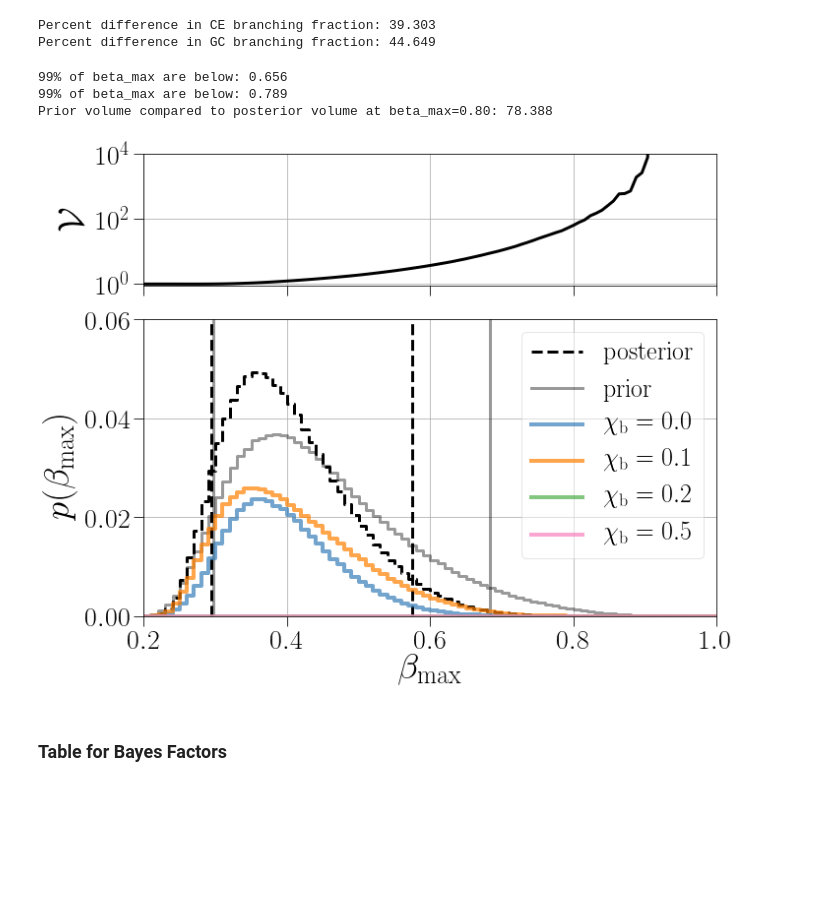
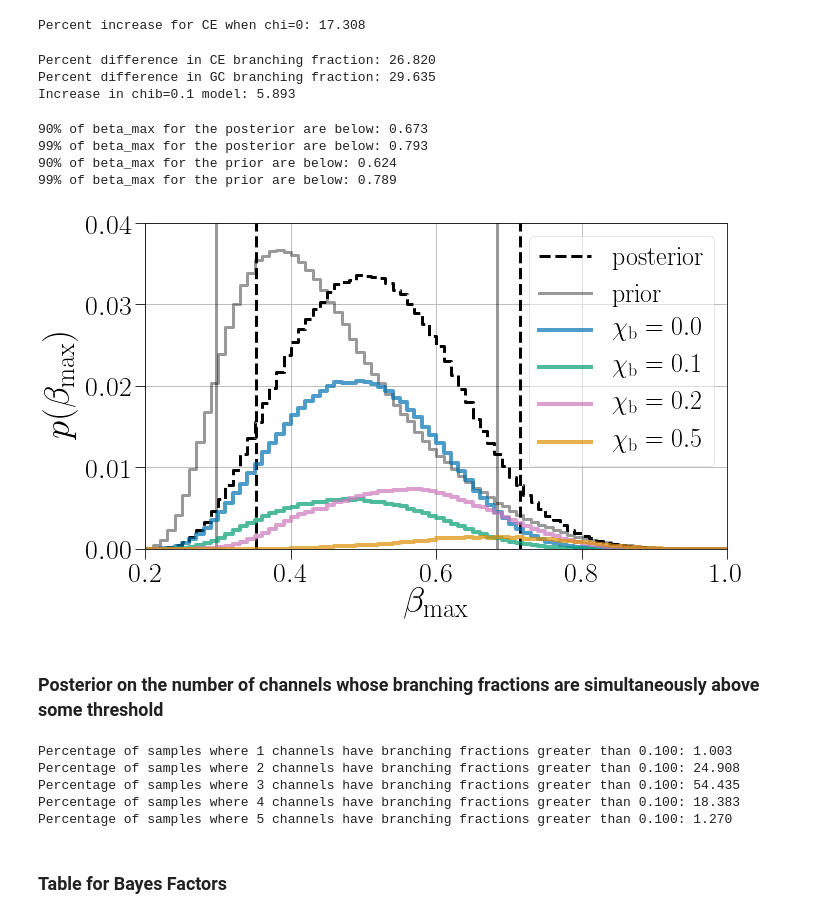
Before and after one commit to michaelzevin/model_selection, a Jupyter notebook: notebooks/paper_plots.ipynb, the cells around one changed output. Saved outputs shown, nothing was run; the diff lists cells and outputs as text; code cells hidden in the pictures; blank space fills up the shorter version.

Commit message:
updates to paper plots

```diff
--- a/notebooks/paper_plots.ipynb
+++ b/notebooks/paper_plots.ipynb
@@ -52,6 +49,23 @@ for file in sample_files:
     samples = samples.append(tmp)
 
 samples = samples.reset_index(drop=True)
+
+
+# also get detectable samples for this run
+run_files = os.listdir(data_path)
+sample_files = []
+for file in run_files:
+    if '.hdf5' in file:
+        sample_files.append(file)
+
+samples_detectable = pd.DataFrame()
+
+for file in sample_files:
+    tmp = pd.read_hdf(os.path.join(data_path, file), key='model_selection/detectable_samples')
+    samples_detectable = samples_detectable.append(tmp)
+
+samples_detectable = samples_detectable.reset_index(drop=True)
+
 
 
 # get the hdf5 files for 2-channel runs
@@ -346,20 +412,26 @@ Precent increase from alpha50 to alpha20 in beta_CE, 49.108
+# %%
+print("Percent increase for CE when chi=0: {:0.3f}".format(100*np.abs((0.043-0.052) / 0.052)))
+# %% [output]
+Percent increase for CE when chi=0: 17.308
 # %%
 # print difference in branching fractions between the two-channel and five-channel case for CE and GC
 
-print('Percent difference in CE branching fraction: {:0.3f}'.format(100*np.abs((0.244-0.402)/0.402)))
-print('Percent difference in GC branching fraction: {:0.3f}'.format(100*np.abs((0.331-0.598)/0.598)))
+print('Percent difference in CE branching fraction: {:0.3f}'.format(100*np.abs((0.191-0.261)/0.261)))
+print('Percent difference in GC branching fraction: {:0.3f}'.format(100*np.abs((0.520-0.739)/0.739)))
+print('Increase in chib=0.1 model: {:0.3f}'.format(0.30025/0.05095))
 # %% [output]
-Percent difference in CE branching fraction: 39.303
-Percent difference in GC branching fraction: 44.649
+Percent difference in CE branching fraction: 26.820
+Percent difference in GC branching fraction: 29.635
+Increase in chib=0.1 model: 5.893
 # %%
 def largest_beta(samples, hyperidx, prior_path, labelsize=40, ticksize=30, legendsize=25):
     beta_keys = sorted([key for key in list(samples.keys()) if 'beta' in key])
     hyperidx_key = 'p'+str(int(hyperidx))
 
-    fig = plt.figure(figsize=(10,8))
+    fig = plt.figure(figsize=(10,6))
     gs = gridspec.GridSpec(3, 1)
-    Bmax_ax = fig.add_subplot(gs[1:,:])
-    Bvol_ax = fig.add_subplot(gs[0,:])
+    Bmax_ax = fig.add_subplot(gs[:,:])
+    #Bvol_ax = fig.add_subplot(gs[0,:])
 
 
     ### BOTTOM ROW
@@ -372,7 +444,8 @@ def largest_beta(samples, hyperidx, prior_path, labelsize=40, ticksize=30, legen
     Bmax_ax.step(bins, h/len(samples), color='k', alpha=1.0, lw=3, linestyle='--', label='posterior')
     Bmax_ax.axvline(np.percentile(max_betas, 5), color='k', alpha=1.0, lw=3, linestyle='--')
     Bmax_ax.axvline(np.percentile(max_betas, 95), color='k', alpha=1.0, lw=3, linestyle='--')
-    print("99% of beta_max are below: {:0.3f}".format(np.percentile(max_betas, 99)))
+    print("90% of beta_max for the posterior are below: {:0.3f}".format(np.percentile(max_betas, 90)))
+    print("99% of beta_max for the posterior are below: {:0.3f}".format(np.percentile(max_betas, 99)))
 
     # get max beta for prior samples
     prior_samps = pd.read_hdf(prior_path, key='samples')
@@ -382,7 +455,8 @@ def largest_beta(samples, hyperidx, prior_path, labelsize=40, ticksize=30, legen
     Bmax_ax.step(bins, h/len(samples), color='k', alpha=0.4, lw=3, label='prior')
     Bmax_ax.axvline(np.percentile(max_betas, 5), color='k', alpha=0.4, lw=3)
     Bmax_ax.axvline(np.percentile(max_betas, 95), color='k', alpha=0.4, lw=3)
-    print("99% of beta_max are below: {:0.3f}".format(np.percentile(max_betas, 99)))
+    print("90% of beta_max for the prior are below: {:0.3f}".format(np.percentile(max_betas, 90)))
+    print("99% of beta_max for the prior are below: {:0.3f}".format(np.percentile(max_betas, 99)))
 
     # get max betas for submodels
     for (hkey, hval) in hyperparam_dict[hyperidx_key].items():
@@ -396,8 +470,8 @@ def largest_beta(samples, hyperidx, prior_path, labelsize=40, ticksize=30, legen
     # format plot
     Bmax_ax.set_xlim(1/len(beta_keys),1)
     Bmax_ax.set_xticks((np.linspace(1/len(beta_keys), 1, 5)))
-    Bmax_ax.set_ylim(0, 0.06)
-    Bmax_ax.set_yticks((0, 0.02, 0.04, 0.06))
+    Bmax_ax.set_ylim(0, 0.04)
+    Bmax_ax.set_yticks((0, 0.01, 0.02, 0.03, 0.04))
     Bmax_ax.set_xlabel(r'$\beta_{\rm max}$', fontsize=labelsize)
     Bmax_ax.set_ylabel(r'$p(\beta_{\rm max})$', fontsize=labelsize)
     Bmax_ax.tick_params(axis='both', labelsize=ticksize)
@@ -406,7 +480,7 @@ def largest_beta(samples, hyperidx, prior_path, labelsize=40, ticksize=30, legen
 
 
 
-    ### TOP ROW
+    """### TOP ROW
     prior_samps = pd.read_hdf(prior_path, key='samples')
     max_betas = prior_samps.max(axis=1)
     h_prior, _ = np.histogram(max_betas, bins=100, range=(1.0/len(beta_keys),1))
@@ -420,7 +494,7 @@ def largest_beta(samples, hyperidx, prior_path, labelsize=40, ticksize=30, legen
 
     # print prior volume comparison
     binval = 0.8
-    bin_idx = np.where(bins==binval)[0]
+    bin_idx = np.where(bins>=binval)[0][0]
     print("Prior volume compared to posterior volume at beta_max={:.02f}: {:0.3f}".format(binval, float(prior_vol[bin_idx] / post_vol[bin_idx])))
 
     # get the heights and bins where there is any posterior volume
@@ -442,17 +516,19 @@ def largest_beta(samples, hyperidx, prior_path, labelsize=40, ticksize=30, legen
     Bvol_ax.set_ylim(9e-1, 1e4)
     Bvol_ax.set_yticks([1e0, 1e2, 1e4])
     Bvol_ax.set_ylabel(r'$\mathcal{V}$', fontsize=labelsize)
-    Bvol_ax.tick_params(axis='both', labelsize=ticksize)
-
+    Bvol_ax.tick_params(axis='both', labelsize=ticksize)"""
 
     plt.tight_layout(rect=(0, 0, 1, 1))
     plt.savefig(os.path.join(fig_path, 'beta_max.png'))
 # %%
 largest_beta(samples, 0, \
-            prior_path='/Users/michaelzevin/research/model_selection/model_selection/data/prior/prior_samples_5channel.hdf5', \
+            prior_path='/Users/michaelzevin/research/model_selection/model_selection/data/beta_prior/prior_samples_5channel.hdf5', \
             labelsize=37, ticksize=28, legendsize=26)
 # %% [output]
-99% of beta_max are below: 0.656
-99% of beta_max are below: 0.789
-Prior volume compared to posterior volume at beta_max=0.80: 78.388
+90% of beta_max for the posterior are below: 0.673
+99% of beta_max for the posterior are below: 0.793
+90% of beta_max for the prior are below: 0.624
+99% of beta_max for the prior are below: 0.789
-[figure, old version]
+[figure, new version]
+# %% [markdown]
+### Posterior on the number of channels whose branching fractions are simultaneously above some threshold
@@ -459,3 +551,11 @@ Prior volume compared to posterior volume at beta_max=0.80: 78.388
+# %%
+print_significant_contribution(samples, threshold=0.1, param_dict={'p0':None, 'p1':None})
+# %% [output]
+Percentage of samples where 1 channels have branching fractions greater than 0.100: 1.003
+Percentage of samples where 2 channels have branching fractions greater than 0.100: 24.908
+Percentage of samples where 3 channels have branching fractions greater than 0.100: 54.435
+Percentage of samples where 4 channels have branching fractions greater than 0.100: 18.383
+Percentage of samples where 5 channels have branching fractions greater than 0.100: 1.270
 # %% [markdown]
 ### Table for Bayes Factors
 # %%
```
Also changed, not shown: parts of 19 cells of this notebook.
